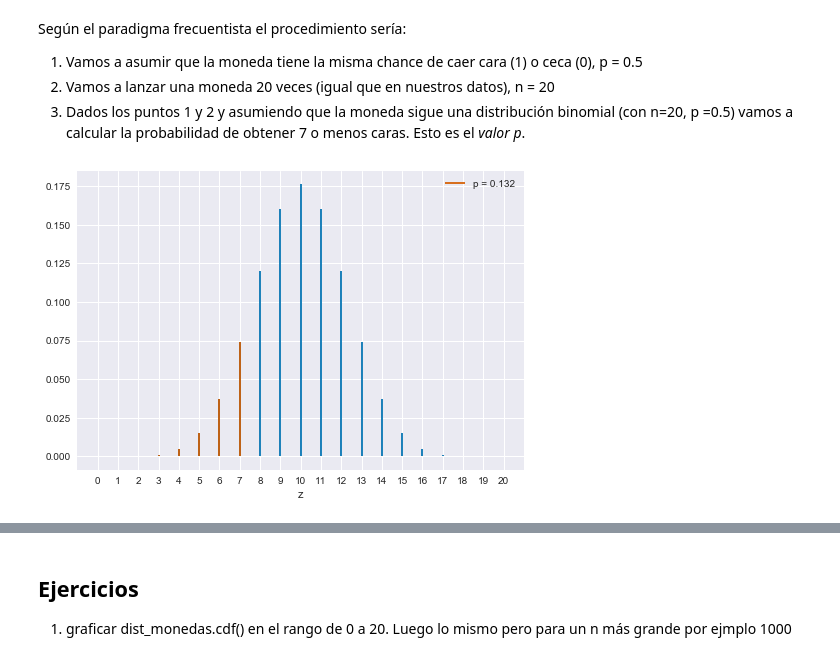
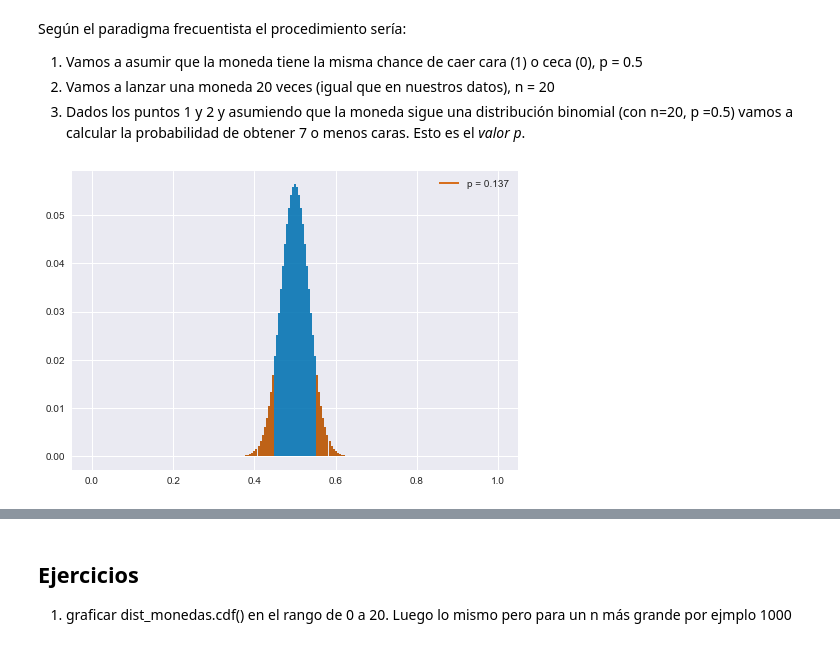
Before and after one commit to aloctavodia/intro_ciencia_de_datos, a Jupyter notebook: 02_remuestreo.ipynb, the cells around one changed output, grey strips where cells are left out. Drawn from its saved outputs; the diff is of its cells as text; code cells hidden in the pictures.

Commit message:
cambios en el estadistico y números para el calculo de los valore p, varios cambios en MLE e intervalos de confianza

```diff
--- a/02_remuestreo.ipynb
+++ b/02_remuestreo.ipynb
@@ -63,7 +62,9 @@ Hay que tener cuidado que $p$ en la distribución binomial NO es el _valor p_ de
 
 A continuación vamos a generar los datos con Python, _como si_ hubiéramos arrojado la moneda 20 veces y hubiéramos observado 7 caras. Vamos a usar el número 1 para representar caras y el 0 para representar cecas. Manipular números es mucho más simple que manipular _strings_.
 # %%
-monedas_obs = [1] * 7 + [0] * 13
+monedas_obs = [1] * 90 + [0] * 110
+#monedas_obs = [1] * 32 + [0] * 44
 # una forma alternativa a la linea de arriba, pero usando NumPy
 # monedas_obs = np.repeat((1, 0), (7, 13))
-len(monedas_obs), sum(monedas_obs)
+n = len(monedas_obs)
+caras_obs = sum(monedas_obs)
@@ -76,18 +146,21 @@ Según el paradigma frecuentista el procedimiento sería:
 2. Vamos a lanzar una moneda 20 veces (igual que en nuestros datos), n = 20
 3. Dados los puntos 1 y 2 y asumiendo que la moneda sigue una distribución binomial (con n=20, p =0.5) vamos a calcular la probabilidad de obtener 7 o menos caras. Esto es el *valor p*.
 # %%
-n = 20   # cantidad de veces que arrojamos la moneda en el experimento
-p = 0.5  # si H0 entonces p=0.5 (igual proporción de caras y cecas)
-caras_obs = sum(monedas_obs)
+p = 0.5
+
 dist_monedas = stats.binom(n, p);
 x = np.arange(0, n + 1)
 y = dist_monedas.pmf(x)
-valor_p = sum(y[:caras_obs+1])
-plt.vlines(x, 0, y, 'C0')
-plt.vlines(x[:caras_obs+1], 0, y[:caras_obs+1], 'C2',
+
+T = x/n
+T_obs = caras_obs/n
+
+valor_p = np.sum(y[T < T_obs]) * 2
+plt.vlines(T, 0, y, 'C0')
+plt.vlines(T[T < T_obs], 0, y[T < T_obs], 'C2',
            label='p = {:.3f}'.format(valor_p))
-plt.legend()
-plt.xticks(x)
-plt.xlabel('z');
+plt.vlines(T[T > 1-T_obs], 0, y[T > 1-T_obs], 'C2');
+
+plt.legend();
 # %% [output]
-[figure, old version]
+[figure, new version]
```
Also changed, not shown: parts of 30 cells of this notebook.
